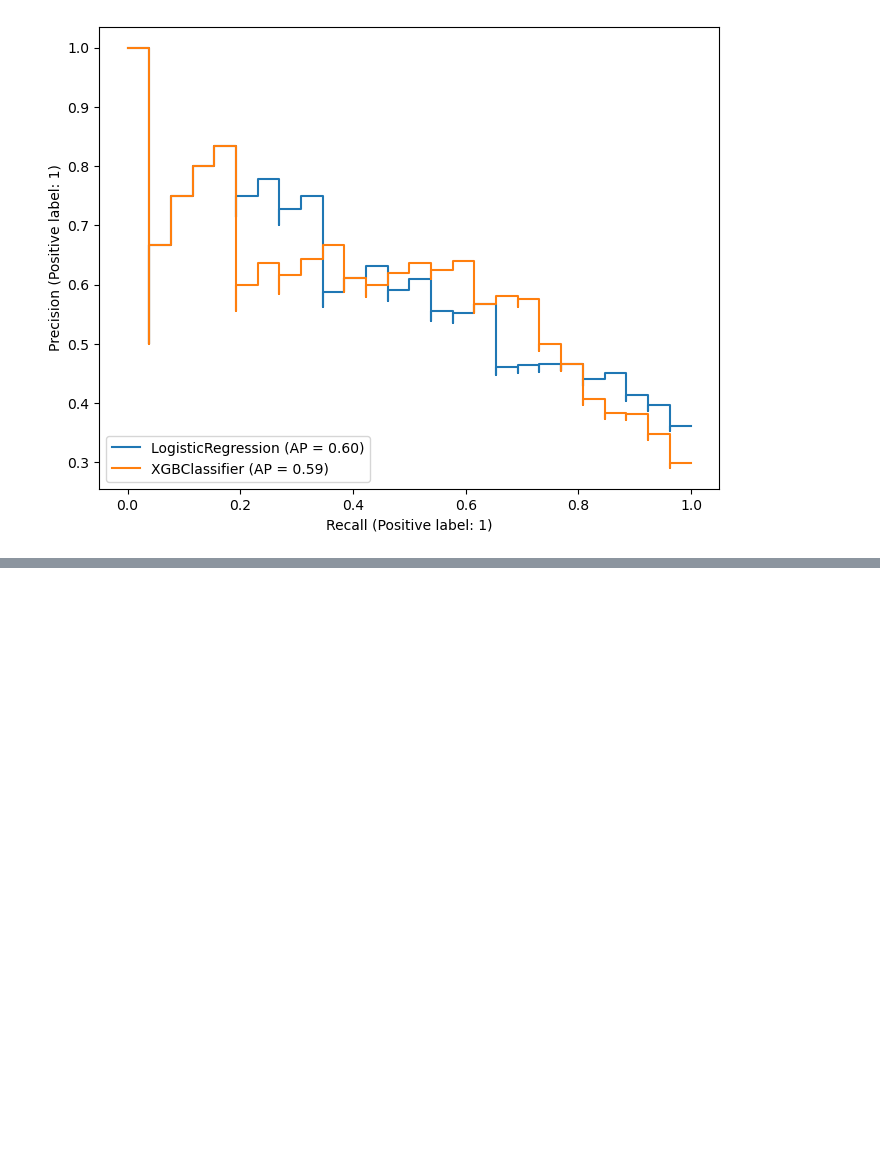
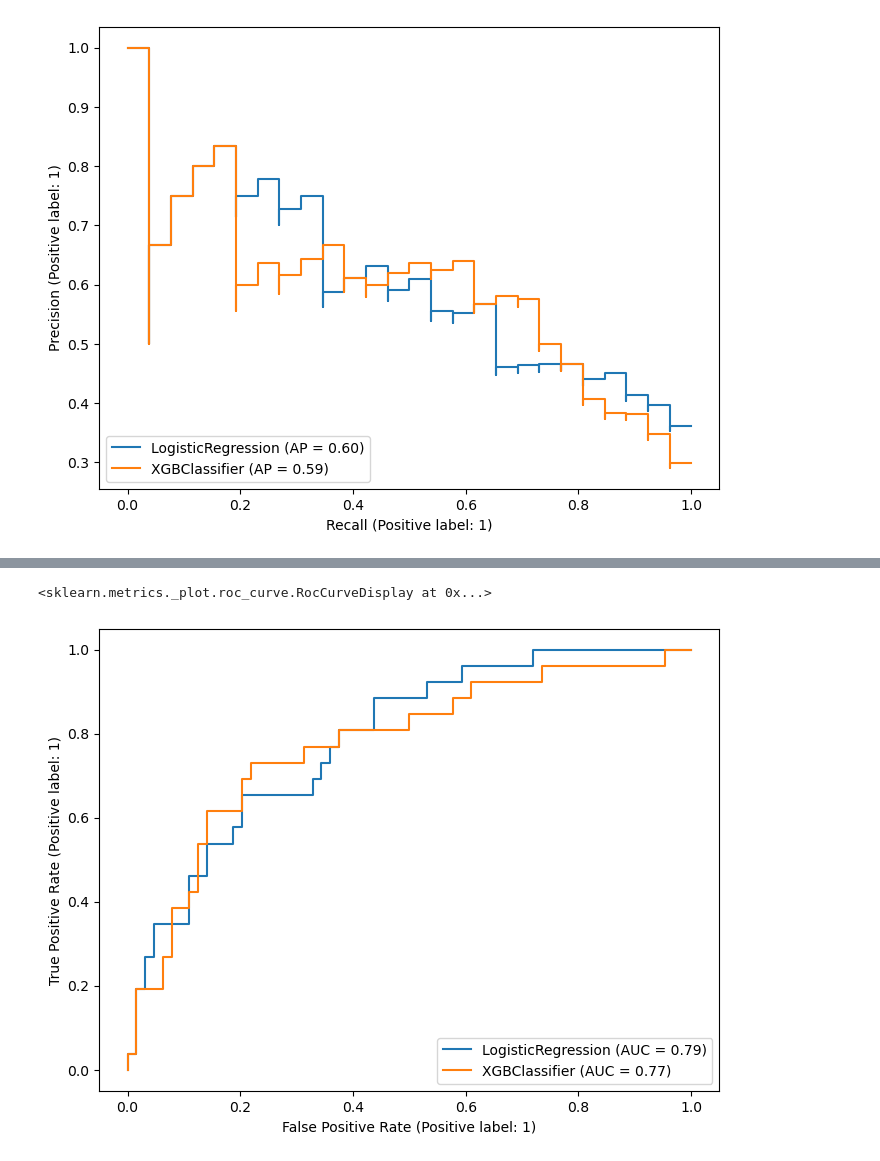
Before and after one commit to yoon3515/ML, a Jupyter notebook: WIL2_classifier_practice.ipynb, the cells around one changed output, grey strips where cells are left out. Saved outputs shown, nothing was run; the diff lists cells and outputs as text; code cells hidden in the pictures; blank space fills up the shorter version.

```diff
--- a/WIL2_classifier_practice.ipynb
+++ b/WIL2_classifier_practice.ipynb
@@ -326,0 +345,8 @@ plot_precision_recall_curve(xgb, X_valid, y_valid, ax = ax)
+# %%
+fig = plt.figure(figsize=(8,6))
+ax = fig.gca()
+plot_roc_curve(lr, X_valid, y_valid, ax = ax)
+plot_roc_curve(xgb, X_valid, y_valid, ax = ax)
+# %% [output]
+<sklearn.metrics._plot.roc_curve.RocCurveDisplay at 0x...>
+[figure, added]
```
Also changed, not shown: parts of 5 cells of this notebook.
